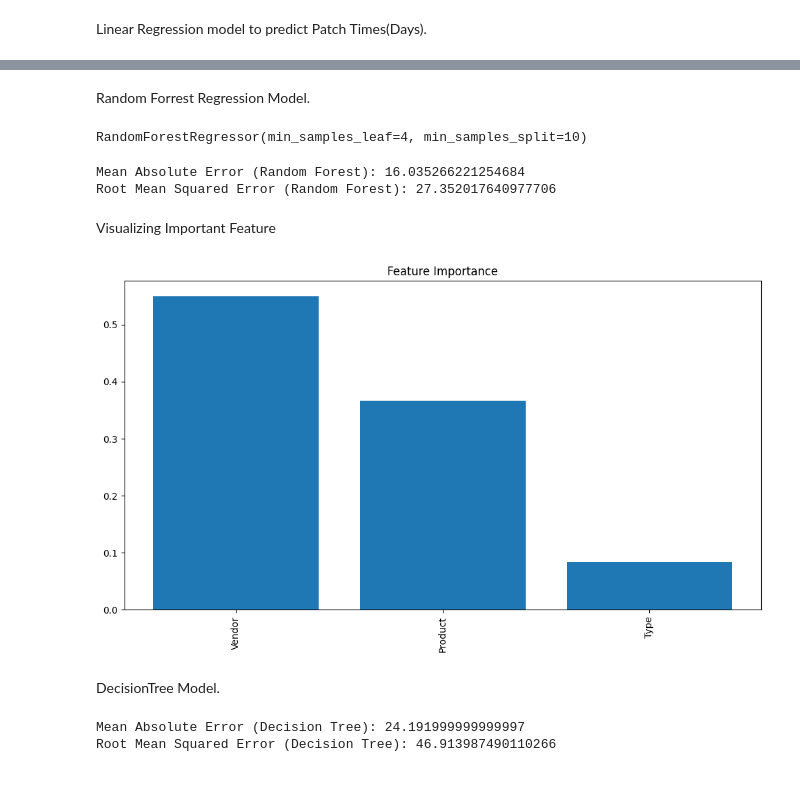
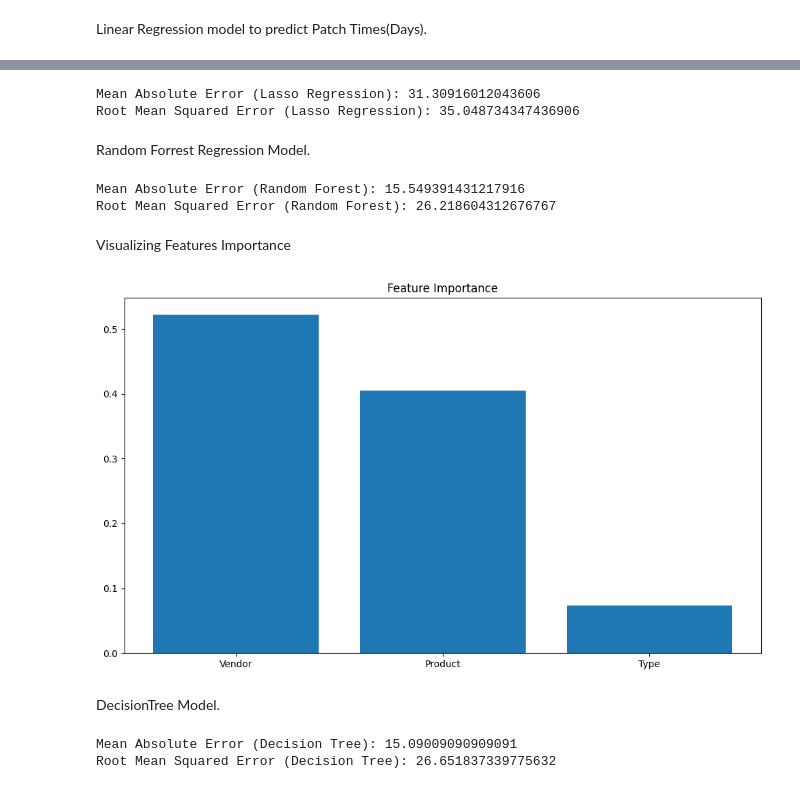
Before and after one commit to samirbhattarai135/Google-Zero-Day-in-the-Wild, a Jupyter notebook: Timeline analysis of Patching/Final optimized Models.ipynb, the cells around one changed output, grey strips where cells are left out. Saved outputs shown, nothing was run; the diff lists cells and outputs as text; code cells hidden in the pictures.

```diff
--- a/Timeline analysis of Patching/Final optimized Models.ipynb
+++ b/Timeline analysis of Patching/Final optimized Models.ipynb
@@ -119,0 +142,8 @@ See the caveats in the documentation: https://pandas.pydata.org/pandas-docs/stab
+# %%
+best_model_ridge = Ridge(alpha=10, solver='auto')
+best_model_ridge.fit(X_train, y_train)
+y_pred_linear = best_model_ridge.predict(X_test)
+mae_linear = mean_absolute_error(y_test, y_pred_linear)
+rmse_linear = np.sqrt(mean_squared_error(y_test, y_pred_linear))
+print("Mean Absolute Error (Ridge Regression):", mae_linear)
+print("Root Mean Squared Error (Ridge Regression):", rmse_linear)
@@ -120,48 +155,53 @@ See the caveats in the documentation: https://pandas.pydata.org/pandas-docs/stab
+# %%
+best_model_lasso = Lasso(alpha=1.0, max_iter=1000)
+best_model_lasso.fit(X_train, y_train)
+y_pred_lasso = best_model_lasso.predict(X_test)
+mae_lasso = mean_absolute_error(y_test, y_pred_lasso)
+rmse_lasso = np.sqrt(mean_squared_error(y_test, y_pred_lasso))
+print("Mean Absolute Error (Lasso Regression):", mae_lasso)
+print("Root Mean Squared Error (Lasso Regression):", rmse_lasso)
+# %% [output]
+Mean Absolute Error (Lasso Regression): 31.30916012043606
+Root Mean Squared Error (Lasso Regression): 35.048734347436906
 # %% [markdown]
 Random Forrest Regression Model.
 # %%
 best_rf_model = RandomForestRegressor(min_samples_leaf=4, min_samples_split=10, max_depth=None, bootstrap=True)
 best_rf_model.fit(X_train, y_train)
+y_pred = best_rf_model.predict(X_test)
+
+mae_rf = mean_absolute_error(y_test, y_pred)
+rmse_rf = np.sqrt(mean_squared_error(y_test, y_pred))
+
+print("Mean Absolute Error (Random Forest):", mae_rf)
+print("Root Mean Squared Error (Random Forest):", rmse_rf)
 # %% [output]
-RandomForestRegressor(min_samples_leaf=4, min_samples_split=10)
+Mean Absolute Error (Random Forest): 15.549391431217916
+Root Mean Squared Error (Random Forest): 26.218604312676767
-# %%
-y_pred = best_rf_model.predict(X_test)
-
-mae_rf = mean_absolute_error(y_test, y_pred)
-rmse_rf = np.sqrt(mean_squared_error(y_test, y_pred))
-
-print("Mean Absolute Error (Random Forest):", mae_rf)
-print("Root Mean Squared Error (Random Forest):", rmse_rf)
-# %% [output]
-Mean Absolute Error (Random Forest): 16.035266221254684
-Root Mean Squared Error (Random Forest): 27.352017640977706
-# %% [markdown]
-Visualizing Important Feature
+# %% [markdown]
+Visualizing Features Importance
 # %%
-# Get feature importances
 feature_importances = best_rf_model.feature_importances_
-
-# Plot feature importances
+# Plotting feature importances
 indices = np.argsort(feature_importances)[::-1]
 plt.figure(figsize=(10, 6))
 plt.title("Feature Importance")
 plt.bar(range(X_train.shape[1]), feature_importances[indices], align="center")
-plt.xticks(range(X_train.shape[1]), X_train.columns[indices], rotation=90)
+plt.xticks(range(X_train.shape[1]), X_train.columns[indices])
 plt.tight_layout()
 plt.show()
 # %% [output]
-[figure, old version]
+[figure, new version]
 # %% [markdown]
 DecisionTree Model.
 # %%
-dt_model = DecisionTreeRegressor(random_state=42)
-
-dt_model.fit(X_train, y_train)
-y_pred_dt = dt_model.predict(X_test)
-mae_dt = mean_absolute_error(y_test, y_pred_dt)
-rmse_dt = np.sqrt(mean_squared_error(y_test, y_pred_dt))
-print("Mean Absolute Error (Decision Tree):", mae_dt)
-print("Root Mean Squared Error (Decision Tree):", rmse_dt)
+dt_best_model = DecisionTreeRegressor(max_depth=None, max_features='sqrt', min_samples_leaf=4, min_samples_split=10)
+dt_best_model.fit(X_train, y_train)
+y_pred_best_dt = dt_best_model.predict(X_test)
+mae_best_dt = mean_absolute_error(y_test, y_pred_best_dt)
+rmse_best_dt = np.sqrt(mean_squared_error(y_test, y_pred_best_dt))
+print("Mean Absolute Error (Decision Tree):", mae_best_dt)
+print("Root Mean Squared Error (Decision Tree):", rmse_best_dt)
 # %% [output]
-Mean Absolute Error (Decision Tree): 24.191999999999997
-Root Mean Squared Error (Decision Tree): 46.913987490110266
+Mean Absolute Error (Decision Tree): 15.09009090909091
+Root Mean Squared Error (Decision Tree): 26.651837339775632
```
Also changed, not shown: parts of 8 cells of this notebook, 5 other files.
